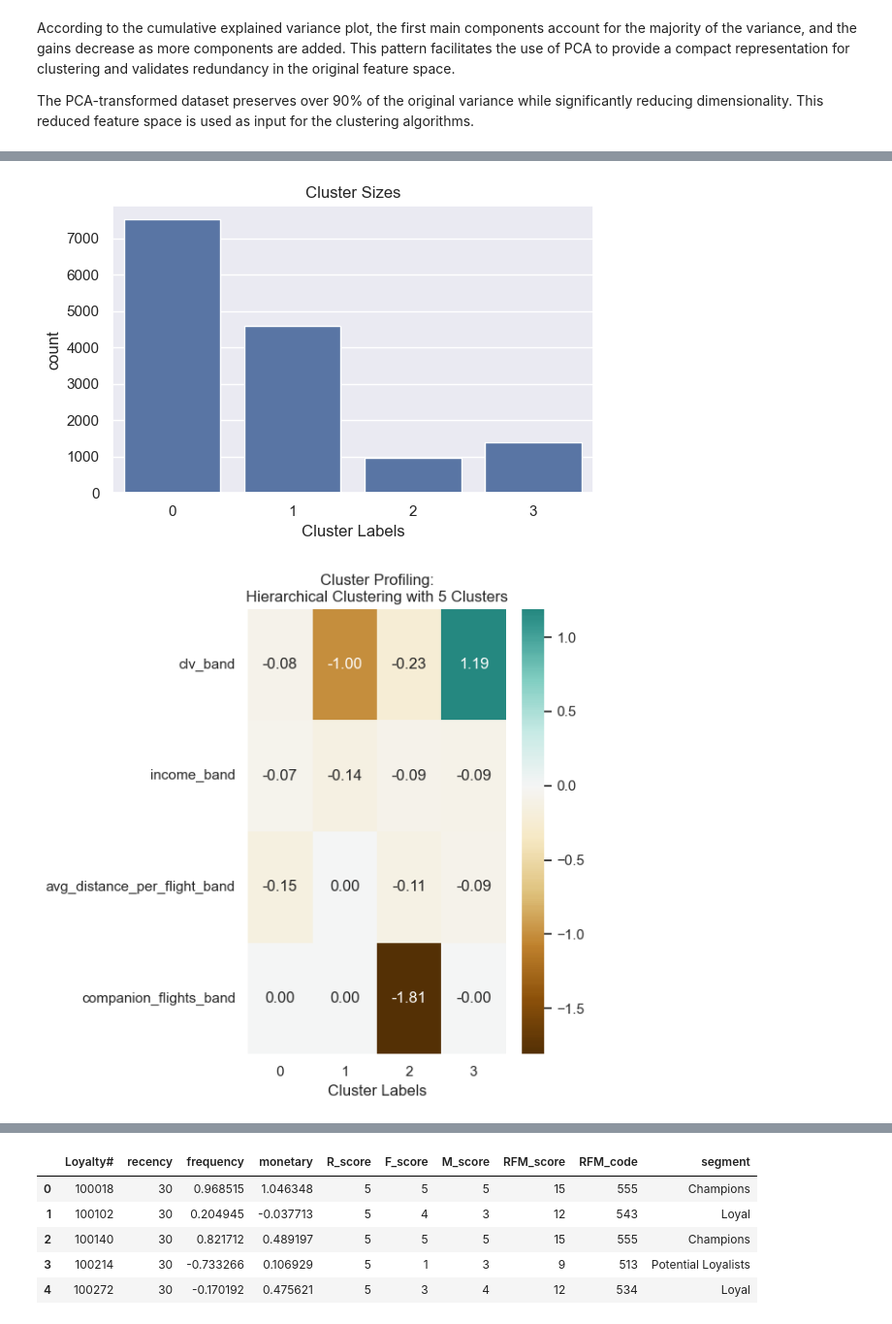
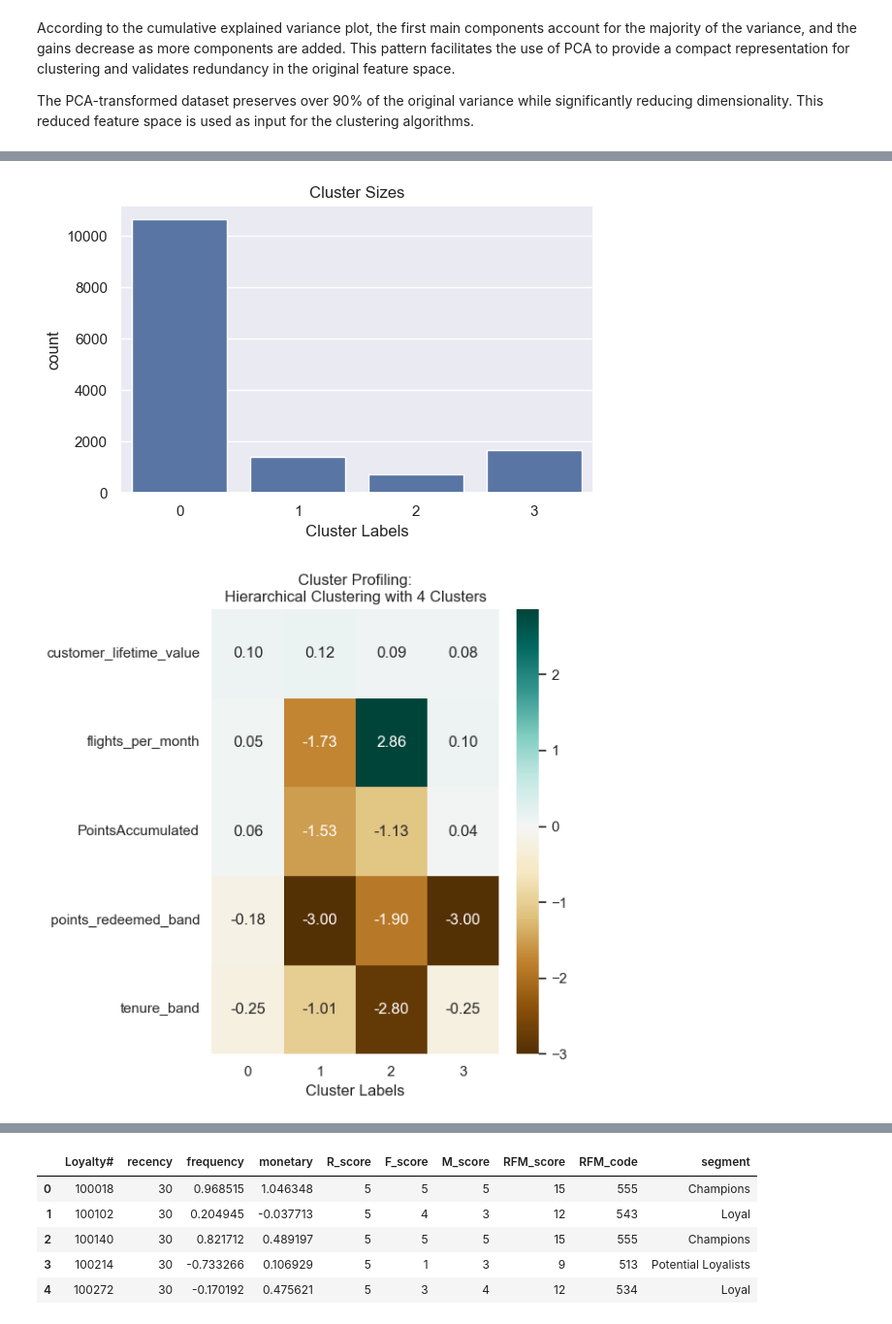
Before and after one commit to ammarCanc/Data-Mining-Project, a Jupyter notebook: Group25_EDA_Code/Group_25_combined_with_VBS.ipynb, the cells around one changed output, grey strips where cells are left out. Shown at 97% size. Saved outputs shown, nothing was run; the diff lists cells and outputs as text; code cells hidden in the pictures.

```diff
--- a/Group25_EDA_Code/Group_25_combined_with_VBS.ipynb
+++ b/Group25_EDA_Code/Group_25_combined_with_VBS.ipynb
@@ -1245,25 +1248,21 @@ fe_df_encoded = pd.get_dummies(
 )
 # %%
 ordinal_columns = [
-    'clv_band',
     'points_redeemed_band',
     'num_flights_band',
     'companion_flights_band',
     'avg_distance_per_flight_band',
     'redeem_ratio_band',
     'tenure_band',
-    'income_band'
 ]
 
 ordinal_categories = [
-    ['low_value', 'mid_value', 'high_value', 'very_high_value'],
     ['none', 'low', 'medium', 'high'],
     ['no_travel', 'occasional', 'regular', 'frequent'],
     ['solo_only', 'occasional_companion', 'family_traveler', 'group_traveler'],
     ['no_flights', 'short_haul_traveler', 'medium_haul_traveler', 'long_haul_traveler'],
     ['no_points', 'rare_redeemer', 'light_redeemer', 'active_redeemer', 'heavy_redeemer'],
     ['new_customer', 'established', 'loyal', 'veteran'],
-    ['low_income', 'mid_income', 'upper_mid_income', 'high_income']
 ]
 fe_df_encoded = fe_df_encoded.copy()
 
@@ -1397,5 +1398,5 @@ plot_skewness_grid(fe_df_encoded, numeric_cols)
 # %%
-log_transformed_cols = ['flights_per_month', 'points_per_flight']
+log_transformed_cols = ['flights_per_month', 'points_per_flight', 'customer_lifetime_value']
 fe_df_log = fe_df_encoded.copy()
 
 for col in log_transformed_cols:
@@ -1954,22 +1941,13 @@ plt.show()
 # %%
-
-
-# ============================================================
-# Feature Definitions
-# ============================================================
-
 value_features = [
-    "clv_band",
-    "income_band",
-    'avg_distance_per_flight_band',
-    'companion_flights_band',
+    "customer_lifetime_value",
+    "flights_per_month",
+    "PointsAccumulated",
+    "points_redeemed_band",
+    "tenure_band"
 ]
 
 feats = value_features
-
-# ============================================================
-# Sum of Squares utilities (SST, SSB, SSW) and R²
-# ============================================================
 
 def get_ss(df, feats):
     df_ = df[feats]
@@ -2005,10 +1983,6 @@ def get_rsq(df, feats, label_col):
     return ssb / sst
 
 
-# ============================================================
-# R² across different numbers of clusters (Hierarchical)
-# ============================================================
-
 def get_r2_hc(df, link_method, max_nclus, min_nclus=1, dist="euclidean"):
     r2 = []
     feats = df.columns.tolist()
@@ -2029,10 +2003,6 @@ def get_r2_hc(df, link_method, max_nclus, min_nclus=1, dist="euclidean"):
 
     return np.array(r2)
 
-
-# ============================================================
-# Run HC R² for all linkage methods using value_features
-# ============================================================
 
 hc_methods = ["ward", "complete", "average", "single"]
 max_nclus = 10
@@ -2056,11 +2026,6 @@ r2_hc_methods = pd.DataFrame(
     columns=hc_methods
 )
 
-
-# ============================================================
-# Plot R² vs Number of Clusters
-# ============================================================
-
 sns.set()
 
 fig = plt.figure(figsize=(11, 5))
@@ -2079,29 +2059,26 @@ plt.show()
 # %%
 hclust4= AgglomerativeClustering(linkage='ward', metric='euclidean', n_clusters=4)
 hc_labels4 = hclust4.fit_predict(df[value_features])
-hc_labels4
 
-
-# add labels to dataset
 labels_series = pd.Series(hc_labels4, name='labels', index=df.index)
 
 df_concat4 = pd.concat([df[value_features], labels_series],axis=1)
 df_concat4[value_features+['labels']].groupby('labels').mean()
 
 fig, ax = plt.subplots(figsize=(6,4))
 sns.countplot(data=df_concat4, x='labels')
 ax.set_title("Cluster Sizes")
 ax.set_xlabel("Cluster Labels")
 fig.tight_layout()
 plt.show()
 
 fig, ax = plt.subplots(figsize=(6, 6))
 hc_profile = df_concat4.groupby('labels').mean().T
 sns.heatmap(hc_profile,center=0, annot=True, cmap="BrBG", fmt=".2f",ax=ax)
 ax.set_xlabel("Cluster Labels")
-ax.set_title("Cluster Profiling:\nHierarchical Clustering with 5 Clusters")
+ax.set_title("Cluster Profiling:\nHierarchical Clustering with 4 Clusters")
 fig.tight_layout()
 plt.show()
 # %% [output]
-[figure, old version]
+[figure, new version]
-[figure, old version]
+[figure, new version]
```
Also changed, not shown: parts of 44 cells of this notebook.
